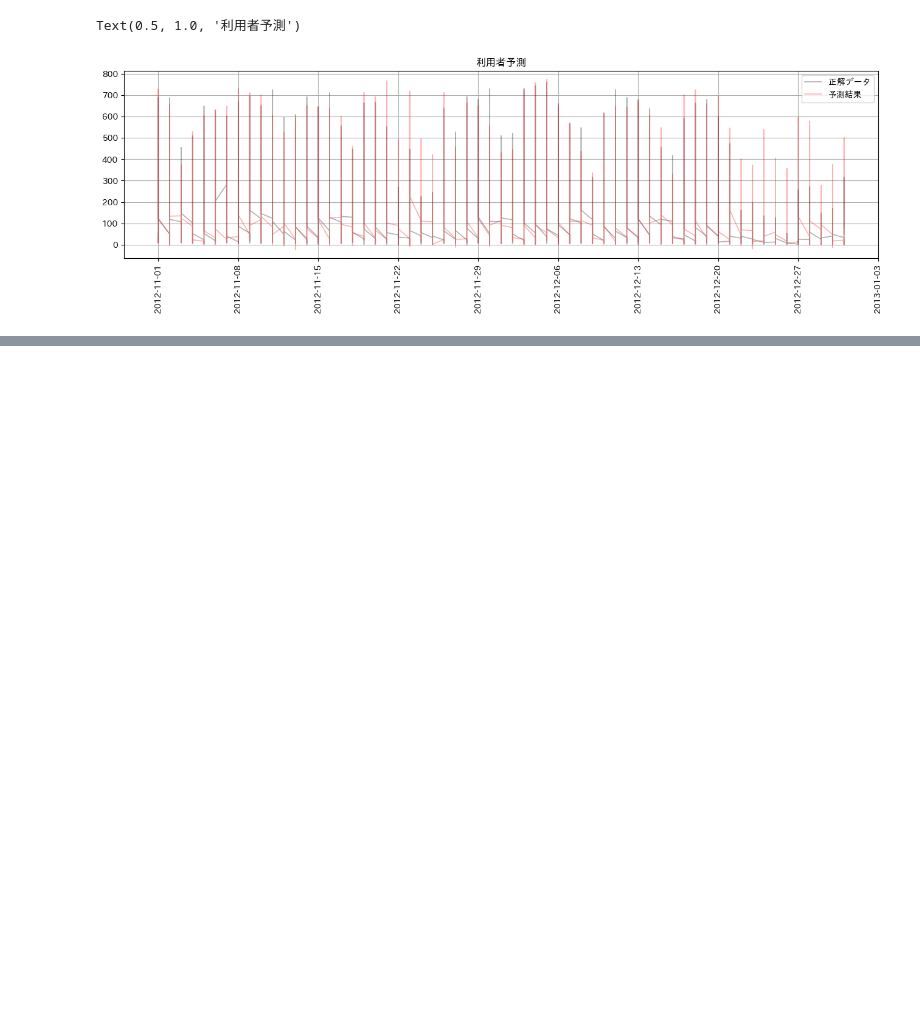
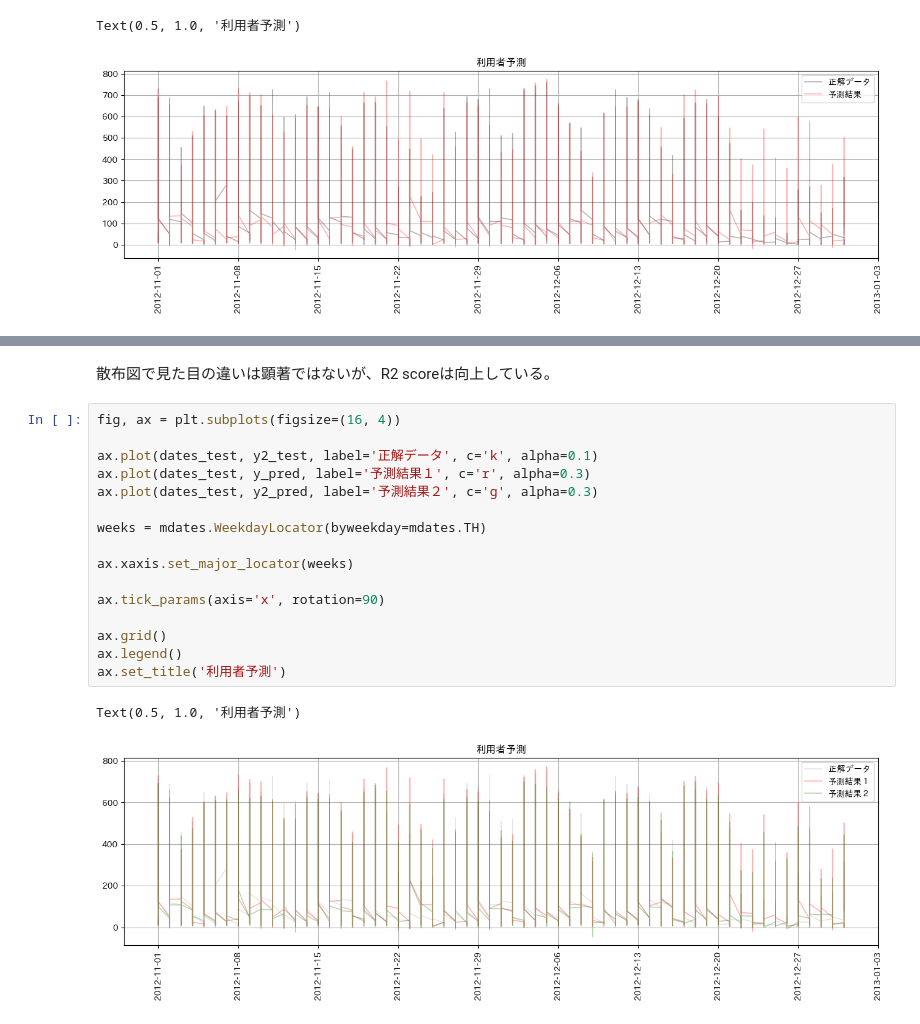
Before and after one commit to Yu5656/machine-learning_101, a Jupyter notebook: ml_11.ipynb, the cells around one changed output, grey strips where cells are left out. Saved outputs shown, nothing was run; the diff lists cells and outputs as text; blank space fills up the shorter version.

```diff
--- a/ml_11.ipynb
+++ b/ml_11.ipynb
@@ -261,0 +326,21 @@ Text(0.5, 1.0, '利用者予測')
+# %% [markdown]
+散布図で見た目の違いは顕著ではないが、R2 scoreは向上している。
+# %%
+fig, ax = plt.subplots(figsize=(16, 4))
+
+ax.plot(dates_test, y2_test, label='正解データ', c='k', alpha=0.1)
+ax.plot(dates_test, y_pred, label='予測結果１', c='r', alpha=0.3)
+ax.plot(dates_test, y2_pred, label='予測結果２', c='g', alpha=0.3)
+
+weeks = mdates.WeekdayLocator(byweekday=mdates.TH)
+
+ax.xaxis.set_major_locator(weeks)
+
+ax.tick_params(axis='x', rotation=90)
+
+ax.grid()
+ax.legend()
+ax.set_title('利用者予測')
+# %% [output]
+Text(0.5, 1.0, '利用者予測')
+[figure, added]
```
Also changed, not shown: parts of 8 cells of this notebook, 1 other file.
